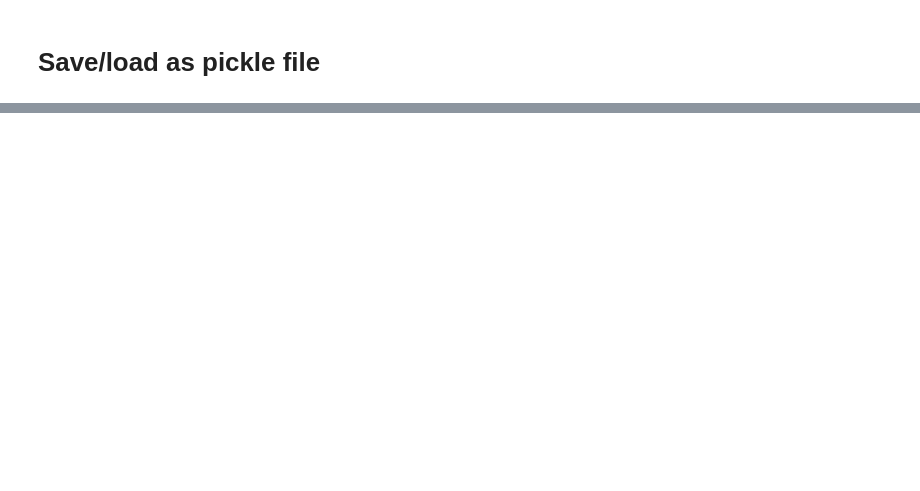
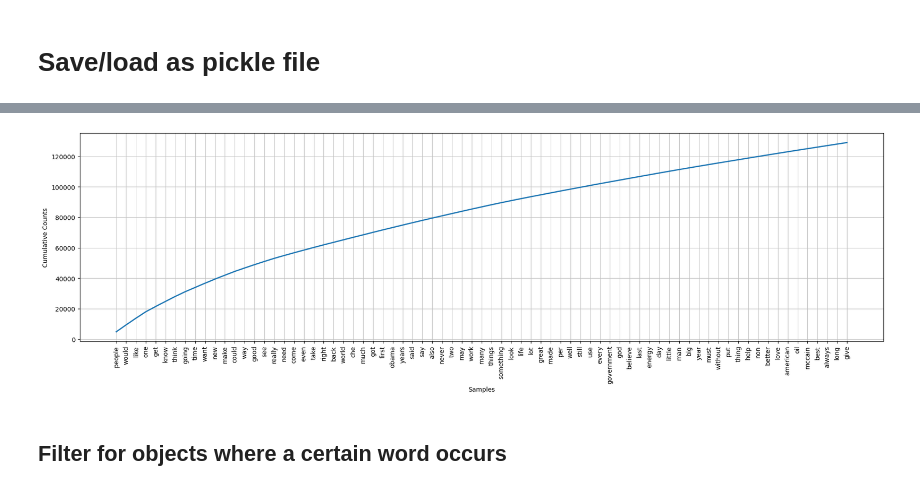
Before and after one commit to Morell1123/FinalProjectAssignment, a Jupyter notebook: Load and preprocess data.ipynb, the cells around one changed output, grey strips where cells are left out. Saved outputs shown, nothing was run; the diff lists cells and outputs as text; code cells hidden in the pictures; blank space fills up the shorter version.

```diff
--- a/Load and preprocess data.ipynb
+++ b/Load and preprocess data.ipynb
@@ -179,0 +320,10 @@ count_objects_and_links(content)
+# %%
+def get_substring(big_string, percentage=0.02):
+    length = len(big_string)
+    substring_length = int(length * percentage)
+    return big_string[:substring_length]
+
+substring_4_percent = get_substring(content, 0.02)
+
+for line in substring_4_percent[:7]:
+    print(line)
@@ -179,0 +420,27 @@ count_objects_and_links(content)
+# %%
+#remove stopwords
+# Download the stopwords corpus if not already downloaded
+nltk.download('stopwords')
+nltk.download('stopwords-iso')
+
+# Load the English, Spanish, and French stopwords
+en_stop_words = set(nltk.corpus.stopwords.words('english'))
+es_stop_words = set(nltk.corpus.stopwords.words('spanish'))
+fr_stop_words = set(nltk.corpus.stopwords.words('french'))
+
+# Combine the stopwords from all three languages
+stop_words = en_stop_words.union(es_stop_words, fr_stop_words)
+
+words = [word.lower() for word in tokens if word.lower() not in stop_words and word.isalpha() and len(word) >= 3]
+# Create a frequency distribution of the words
+fdist = nltk.FreqDist(words)
+
+# Set the size of the figure
+plt.figure(figsize=(23, 6))  # Increase the width to 20 inches and height to 6 inches
+
+# Plot the frequency distribution
+fdist.plot(75, cumulative=True)
+
+# Show the plot
+plt.show()
+# %% [output]
@@ -179,0 +452,3 @@ count_objects_and_links(content)
+[figure, added]
+# %% [markdown]
+## Filter for objects where a certain word occurs
```
Also changed, not shown: parts of 31 cells of this notebook.
